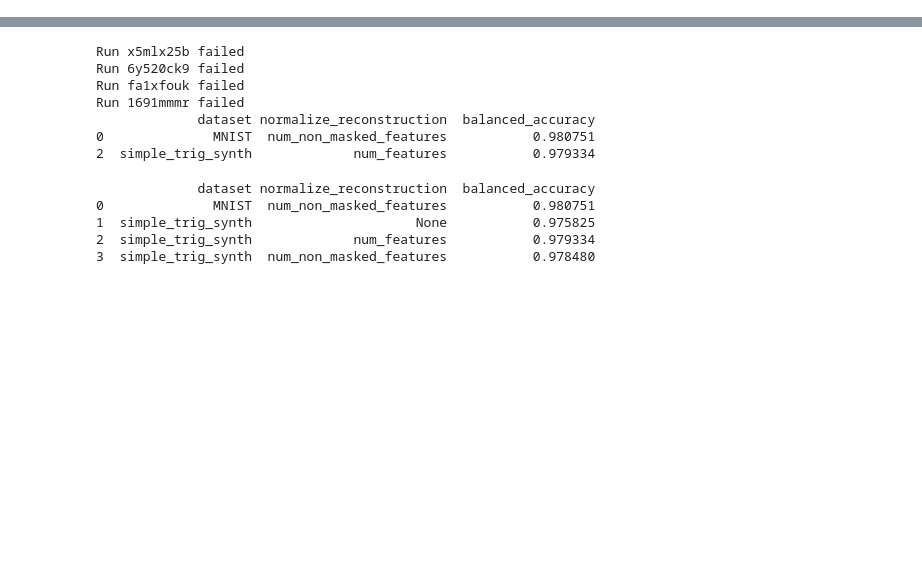
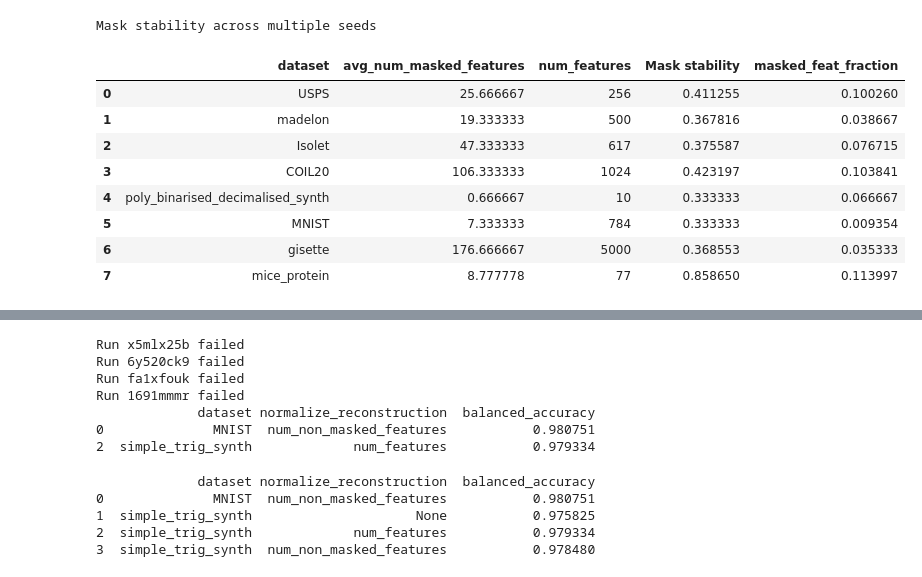
Before and after one commit to evanrex/feature-wise-active-adaptation, a Jupyter notebook: compute_results/mask_visualization.ipynb, the cells around one changed output, grey strips where cells are left out. Drawn from its saved outputs; the diff is of its cells as text; code cells hidden in the pictures; blank space fills up the shorter version.

```diff
--- a/compute_results/mask_visualization.ipynb
+++ b/compute_results/mask_visualization.ipynb
@@ -19,7 +19,10 @@ project_name = "fwal"
 # runpath = "evangeorgerex/fwal/diiym9cy" # coil20
 # runpath = "evangeorgerex/fwal/o56v87o7" # isolet
 # runpath = "evangeorgerex/fwal/h3y2auch" # usps
-runpath = "evangeorgerex/fwal/zza4vp2w"
+# runpath = "evangeorgerex/fwal/zza4vp2w"
+runpath = "evangeorgerex/fwal/m1l5bzbb" # only reconstruct masked madelon
+# runpath = "evangeorgerex/fwal/aur50m7o" # only reconstruct masked mice protein
+
 api = wandb.Api()
 run = api.run(runpath)
 dataset = run.config["dataset"]
@@ -25,0 +145,13 @@ dataset = run.config["dataset"]
+# %%
+get_agreement(mask_dict)
+# %% [output]
+Mask stability across multiple seeds
+|  | dataset | avg_num_masked_features | num_features | Mask stability | masked_feat_fraction |
+| 0 | USPS | 25.666667 | 256 | 0.411255 | 0.100260 |
+| 1 | madelon | 19.333333 | 500 | 0.367816 | 0.038667 |
+| 2 | Isolet | 47.333333 | 617 | 0.375587 | 0.076715 |
+| 3 | COIL20 | 106.333333 | 1024 | 0.423197 | 0.103841 |
+| 4 | poly_binarised_decimalised_synth | 0.666667 | 10 | 0.333333 | 0.066667 |
+| 5 | MNIST | 7.333333 | 784 | 0.333333 | 0.009354 |
+| 6 | gisette | 176.666667 | 5000 | 0.368553 | 0.035333 |
+| 7 | mice_protein | 8.777778 | 77 | 0.858650 | 0.113997 |
```
Also changed, not shown: parts of 7 cells of this notebook, 1 other file.
